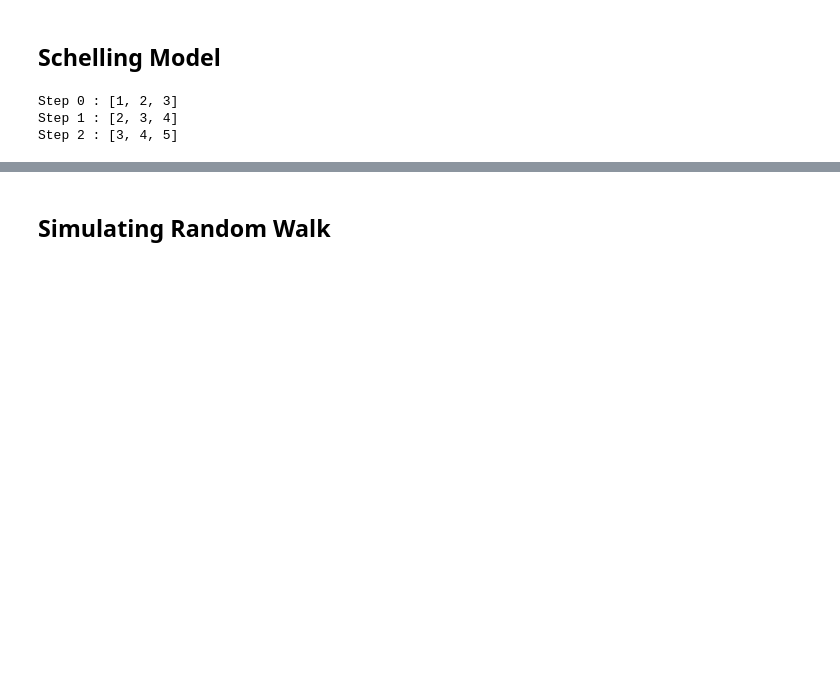
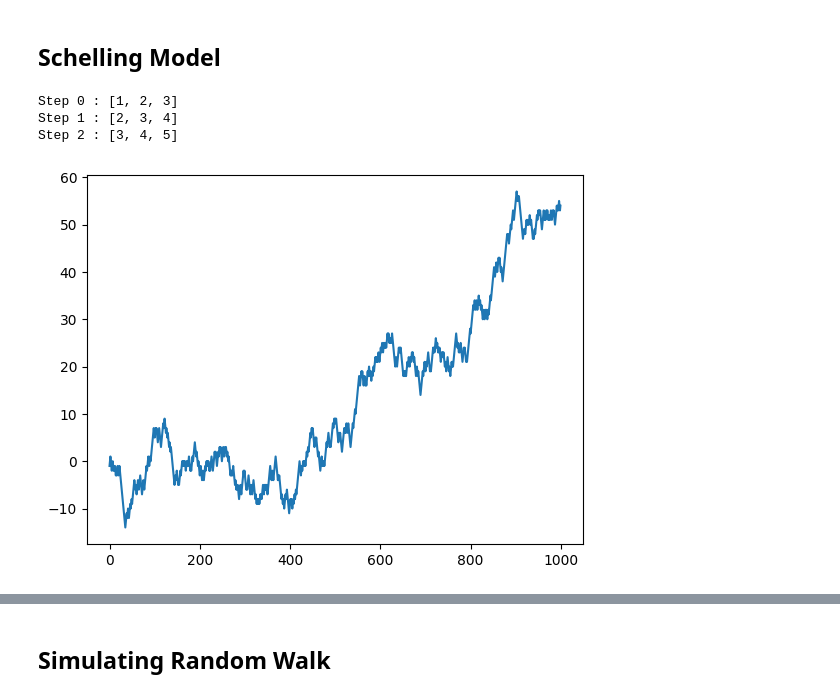
Before and after one commit to Elwarfalli/MSE-1500-Simulation-Modeling-with-Python, a Jupyter notebook: chapter_5.ipynb, the cells around one changed output, grey strips where cells are left out. Saved outputs shown, nothing was run; the diff lists cells and outputs as text; code cells hidden in the pictures; blank space fills up the shorter version.

```diff
--- a/chapter_5.ipynb
+++ b/chapter_5.ipynb
@@ -17,3 +17,36 @@ for t in range(3):  # t = 0, 1, 2
 Step 0 : [1, 2, 3]
 Step 1 : [2, 3, 4]
 Step 2 : [3, 4, 5]
+# %%
+# Random Walk
+#  Import functions for generating random numbers and plotting
+from random import seed, random
+from matplotlib import pyplot
+
+# Set the seed for the random number generator to make results reproducible
+seed(1)
+
+# Create an empty list to store the particle's path
+RWPath = []
+
+# Append the first step: -1 or +1 with equal probability
+RWPath.append(-1 if random() < 0.5 else 1)
+
+# Repeat the process for 999 more steps
+for i in range(1, 1000):
+    # Randomly choose -1 (left) or +1 (right)
+    Z = -1 if random() < 0.5 else 1
+
+    # Add the random step to the previous position
+    X = RWPath[i - 1] + Z
+
+    # Store the new position
+    RWPath.append(X)
+
+# Plot the random walk path
+pyplot.plot(RWPath)
+
+# Show the graph
+pyplot.show()
+# %% [output]
+[figure, added]
```
Also changed, not shown: parts of 6 cells of this notebook.
